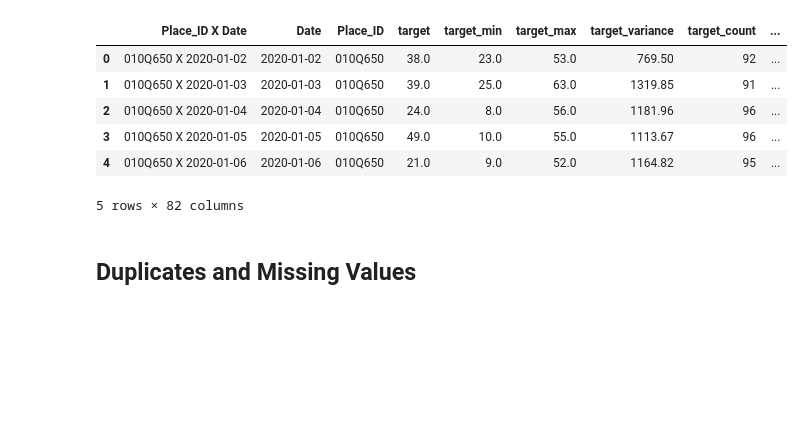
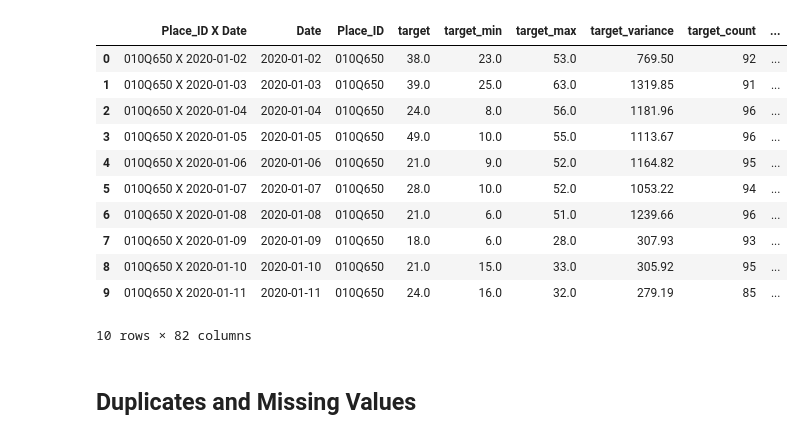
Before and after one commit to PrisBerlin/Air-Pollution-Challenge, a Jupyter notebook: Air-pollution.ipynb, the cells around one changed output. Saved outputs shown, nothing was run; the diff lists cells and outputs as text; code cells hidden in the pictures; blank space fills up the shorter version.

```diff
--- a/Air-pollution.ipynb
+++ b/Air-pollution.ipynb
@@ -11,15 +11,20 @@ warnings.filterwarnings('ignore')
 # %%
 train = pd.read_csv("data/Train.csv")
 # %%
-train.head()
+train.head(10)
 # %% [output]
 |  | Place_ID X Date | Date | Place_ID | target | target_min | target_max | target_variance | target_count | ... |
 | 0 | 010Q650 X 2020-01-02 | 2020-01-02 | 010Q650 | 38.0 | 23.0 | 53.0 | 769.50 | 92 | ... |
 | 1 | 010Q650 X 2020-01-03 | 2020-01-03 | 010Q650 | 39.0 | 25.0 | 63.0 | 1319.85 | 91 | ... |
 | 2 | 010Q650 X 2020-01-04 | 2020-01-04 | 010Q650 | 24.0 | 8.0 | 56.0 | 1181.96 | 96 | ... |
 | 3 | 010Q650 X 2020-01-05 | 2020-01-05 | 010Q650 | 49.0 | 10.0 | 55.0 | 1113.67 | 96 | ... |
 | 4 | 010Q650 X 2020-01-06 | 2020-01-06 | 010Q650 | 21.0 | 9.0 | 52.0 | 1164.82 | 95 | ... |
+| 5 | 010Q650 X 2020-01-07 | 2020-01-07 | 010Q650 | 28.0 | 10.0 | 52.0 | 1053.22 | 94 | ... |
+| 6 | 010Q650 X 2020-01-08 | 2020-01-08 | 010Q650 | 21.0 | 6.0 | 51.0 | 1239.66 | 96 | ... |
+| 7 | 010Q650 X 2020-01-09 | 2020-01-09 | 010Q650 | 18.0 | 6.0 | 28.0 | 307.93 | 93 | ... |
+| 8 | 010Q650 X 2020-01-10 | 2020-01-10 | 010Q650 | 21.0 | 15.0 | 33.0 | 305.92 | 95 | ... |
+| 9 | 010Q650 X 2020-01-11 | 2020-01-11 | 010Q650 | 24.0 | 16.0 | 32.0 | 279.19 | 85 | ... |
-5 rows × 82 columns
+10 rows × 82 columns
 # %%
 Y = train['target']
 # %% [markdown]
```
Also changed, not shown: parts of 51 cells of this notebook.
